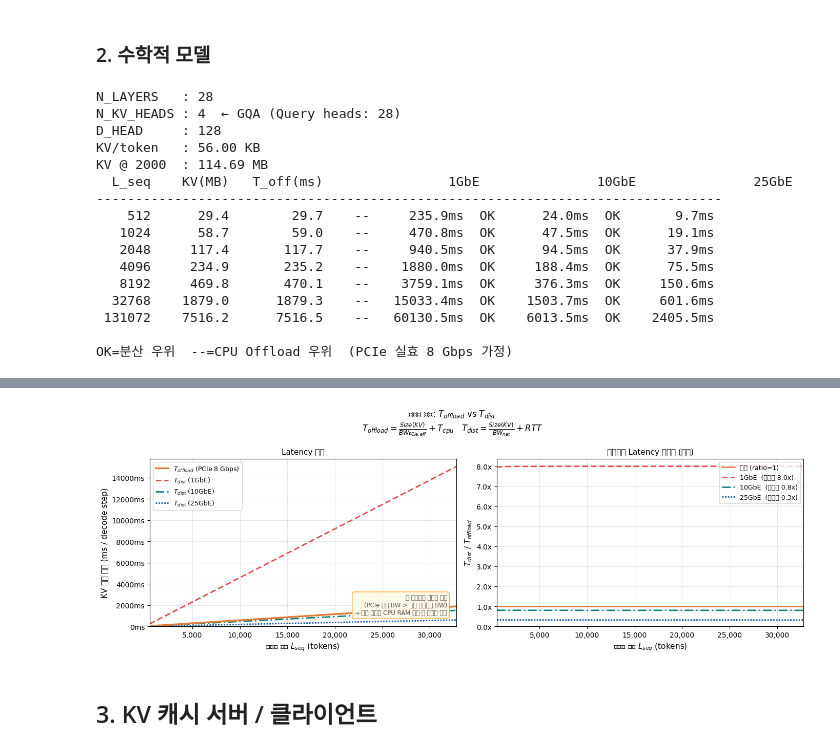
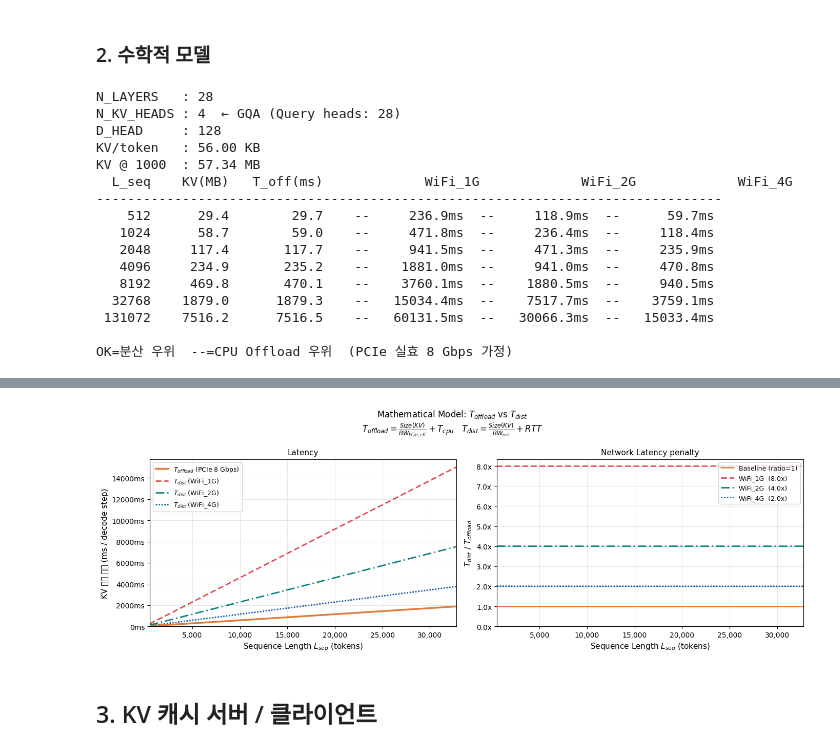
Before and after one commit to guddn/Distributed_KV_pair_OnLocalGPU, a Jupyter notebook: distributed_kv_complete.ipynb, the cells around one changed output, grey strips where cells are left out. Saved outputs shown, nothing was run; the diff lists cells and outputs as text; code cells hidden in the pictures.

```diff
--- a/distributed_kv_complete.ipynb
+++ b/distributed_kv_complete.ipynb
@@ -63,11 +62,11 @@ WORKER_HOST    = '127.0.0.1'
 WORKER_PORT    = 50051
 
 NETWORK_SCENARIOS = {
-    '1GbE' : {'bw_gbps': 1.0,  'rtt_ms': 1.0},
-    '10GbE': {'bw_gbps': 10.0, 'rtt_ms': 0.5},
-    '25GbE': {'bw_gbps': 25.0, 'rtt_ms': 0.3},
+    "WiFi_1G" : {"bw_gbps": 1.0,  "rtt_ms": 2.0},   # 현실적 하한
+    "WiFi_2G" : {"bw_gbps": 2.0,  "rtt_ms": 1.5},   # 좋은 Wi-Fi 6E 조건
+    "WiFi_4G" : {"bw_gbps": 4.0,  "rtt_ms": 1.0},   # 이론적 상한 (유선 수준)
 }
-ACTIVE_SCENARIO = '1GbE'
+ACTIVE_SCENARIO = 'WiFi_1G'
 
 TEST_PROMPT = (
     'Describe in detail how transformer attention mechanisms work, '
@@ -147,7 +148,7 @@ print(f"N_LAYERS   : {N_LAYERS}")
 print(f"N_KV_HEADS : {N_KV_HEADS}  ← GQA (Query heads: {model.config.num_attention_heads})")
 print(f"D_HEAD     : {D_HEAD}")
 print(f"KV/token   : {kv_size(1)/1024:.2f} KB")
-print(f"KV @ 2000  : {kv_size(2000)/1e6:.2f} MB")
+print(f"KV @ 1000  : {kv_size(1000)/1e6:.2f} MB")
 
 # 임계점 분석 테이블
 print(f"{'L_seq':>7}  {'KV(MB)':>8}  {'T_off(ms)':>10}  "
@@ -167,16 +168,16 @@ N_LAYERS   : 28
 N_KV_HEADS : 4  ← GQA (Query heads: 28)
 D_HEAD     : 128
 KV/token   : 56.00 KB
-KV @ 2000  : 114.69 MB
-  L_seq    KV(MB)   T_off(ms)                1GbE               10GbE               25GbE
+KV @ 1000  : 57.34 MB
+  L_seq    KV(MB)   T_off(ms)             WiFi_1G             WiFi_2G             WiFi_4G
 --------------------------------------------------------------------------------
-    512      29.4        29.7    --     235.9ms  OK      24.0ms  OK       9.7ms
-   1024      58.7        59.0    --     470.8ms  OK      47.5ms  OK      19.1ms
-   2048     117.4       117.7    --     940.5ms  OK      94.5ms  OK      37.9ms
-   4096     234.9       235.2    --    1880.0ms  OK     188.4ms  OK      75.5ms
-   8192     469.8       470.1    --    3759.1ms  OK     376.3ms  OK     150.6ms
-  32768    1879.0      1879.3    --   15033.4ms  OK    1503.7ms  OK     601.6ms
- 131072    7516.2      7516.5    --   60130.5ms  OK    6013.5ms  OK    2405.5ms
+    512      29.4        29.7    --     236.9ms  --     118.9ms  --      59.7ms
+   1024      58.7        59.0    --     471.8ms  --     236.4ms  --     118.4ms
+   2048     117.4       117.7    --     941.5ms  --     471.3ms  --     235.9ms
+   4096     234.9       235.2    --    1881.0ms  --     941.0ms  --     470.8ms
+   8192     469.8       470.1    --    3760.1ms  --    1880.5ms  --     940.5ms
+  32768    1879.0      1879.3    --   15034.4ms  --    7517.7ms  --    3759.1ms
+ 131072    7516.2      7516.5    --   60131.5ms  --   30066.3ms  --   15033.4ms
 
 OK=분산 우위  --=CPU Offload 우위  (PCIe 실효 8 Gbps 가정)
 # %%
@@ -200,13 +201,13 @@ def plot_theoretical():
     crossovers = {name: find_crossover(t_off, t_nets[name], seq_range)
                   for name in NETWORK_SCENARIOS}
 
-    NET_COLOR  = {'1GbE':'#E24B4A','10GbE':'#0E8080','25GbE':'#1458A0'}
-    NET_LSTYLE = {'1GbE':(4,2),'10GbE':(6,2,1,2),'25GbE':(1,1)}
+    NET_COLOR  = {'WiFi_1G':'#E24B4A','WiFi_2G':'#0E8080','WiFi_4G':'#1458A0'}
+    NET_LSTYLE = {'WiFi_1G':(4,2),'WiFi_2G':(6,2,1,2),'WiFi_4G':(1,1)}
     OFF_COLOR  = '#E07B39'
 
     fig, axes = plt.subplots(1, 2, figsize=(14, 5))
     fig.suptitle(
-        r'수학적 모델: $T_{offload}$ vs $T_{dist}$'
+        r'Mathematical Model: $T_{offload}$ vs $T_{dist}$'
         '\n'
         r'$T_{offload}=\frac{Size(KV)}{BW_{PCIe,eff}}+T_{cpu}$   '
         r'$T_{dist}=\frac{Size(KV)}{BW_{net}}+RTT$',
@@ -231,18 +232,9 @@ def plot_theoretical():
                 fontsize=8.5, color=NET_COLOR[name],
                 arrowprops=dict(arrowstyle='-', color=NET_COLOR[name],
                                 lw=0.8, shrinkA=0, shrinkB=0))
-    if all(v is None for v in crossovers.values()):
-        ax.text(0.97, 0.06,
-                '이 범위에서 교차점 없음\n'
-                '(PCIe 실효 BW > 모든 네트워크 BW)\n'
-                '→ 분산 캐시는 CPU RAM 소진 시 유일한 대안',
-                transform=ax.transAxes, ha='right', va='bottom',
-                fontsize=8.5, color='#555',
-                bbox=dict(boxstyle='round,pad=0.4',
-                          fc='#FFF9E6', ec='#F5A623', alpha=0.92))
-    ax.set_xlabel('시퀀스 길이 $L_{seq}$ (tokens)', fontsize=11)
+    ax.set_xlabel('Sequence Length $L_{seq}$ (tokens)', fontsize=11)
     ax.set_ylabel('KV 전송 지연 (ms / decode step)', fontsize=11)
-    ax.set_title('Latency 비교', fontsize=11)
+    ax.set_title('Latency', fontsize=11)
     ax.xaxis.set_major_formatter(
         ticker.FuncFormatter(lambda x, _: f'{int(x):,}'))
     ax.yaxis.set_major_formatter(
@@ -253,17 +245,17 @@ def plot_theoretical():
     ax.set_ylim(bottom=0)
 
     ax2 = axes[1]
-    ax2.axhline(1.0, color=OFF_COLOR, lw=1.8, label='기준 (ratio=1)', zorder=3)
+    ax2.axhline(1.0, color=OFF_COLOR, lw=1.8, label='Baseline (ratio=1)', zorder=3)
     for name, t_net in t_nets.items():
         ratio = t_net / t_off
         ax2.plot(seq_range, ratio, color=NET_COLOR[name], lw=2,
                  dashes=NET_LSTYLE[name], zorder=2,
-                 label=f'{name}  (점근값 {ratio[-1]:.1f}x)')
+                 label=f'{name}  ({ratio[-1]:.1f}x)')
         ax2.axhline(ratio[-1], color=NET_COLOR[name],
                     lw=0.7, linestyle=':', alpha=0.45)
-    ax2.set_xlabel('시퀀스 길이 $L_{seq}$ (tokens)', fontsize=11)
+    ax2.set_xlabel('Sequence Length $L_{seq}$ (tokens)', fontsize=11)
     ax2.set_ylabel('$T_{dist}$ / $T_{offload}$', fontsize=11)
-    ax2.set_title('네트워크 Latency 패널티 (배율)', fontsize=11)
+    ax2.set_title('Network Latency penalty', fontsize=11)
     ax2.xaxis.set_major_formatter(
         ticker.FuncFormatter(lambda x, _: f'{int(x):,}'))
     ax2.yaxis.set_major_formatter(
@@ -299,4 +274,4 @@ WARNING:matplotlib.mathtext:Font 'default' does not have a glyph for '\ub378' [U
-[figure, old version]
+[figure, new version]
 # %% [markdown]
 ## 3. KV 캐시 서버 / 클라이언트
 # %%
```
Also changed, not shown: parts of 11 cells of this notebook.
